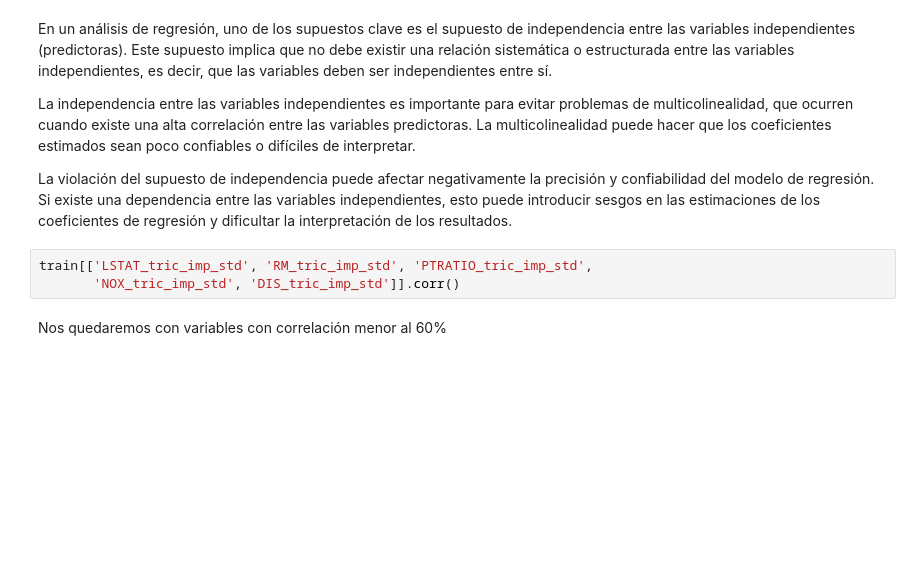
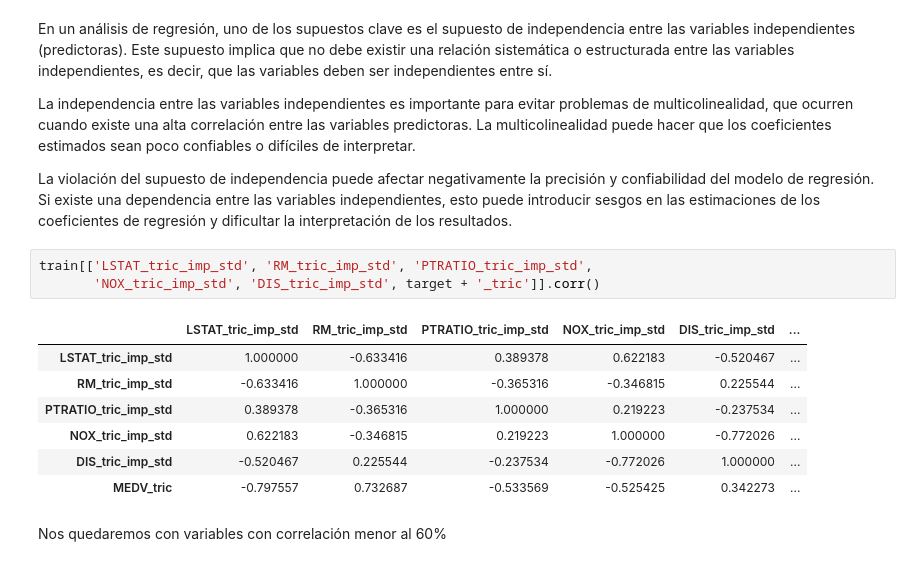
Before and after one commit to JCaballerot/Machine-Learning-Program, a Jupyter notebook: Supervised_models/Linear_regression/Lab_Boston_Housing_v2.ipynb, the cells around one changed output. Saved outputs shown, nothing was run; the diff lists cells and outputs as text; blank space fills up the shorter version.

```diff
--- a/Supervised_models/Linear_regression/Lab_Boston_Housing_v2.ipynb
+++ b/Supervised_models/Linear_regression/Lab_Boston_Housing_v2.ipynb
@@ -599,7 +659,15 @@ La independencia entre las variables independientes es importante para evitar pr
 La violación del supuesto de independencia puede afectar negativamente la precisión y confiabilidad del modelo de regresión. Si existe una dependencia entre las variables independientes, esto puede introducir sesgos en las estimaciones de los coeficientes de regresión y dificultar la interpretación de los resultados.
 # %%
 train[['LSTAT_tric_imp_std', 'RM_tric_imp_std', 'PTRATIO_tric_imp_std',
-       'NOX_tric_imp_std', 'DIS_tric_imp_std']].corr()
+       'NOX_tric_imp_std', 'DIS_tric_imp_std', target + '_tric']].corr()
+# %% [output]
+|  | LSTAT_tric_imp_std | RM_tric_imp_std | PTRATIO_tric_imp_std | NOX_tric_imp_std | DIS_tric_imp_std | ... |
+| LSTAT_tric_imp_std | 1.000000 | -0.633416 | 0.389378 | 0.622183 | -0.520467 | ... |
+| RM_tric_imp_std | -0.633416 | 1.000000 | -0.365316 | -0.346815 | 0.225544 | ... |
+| PTRATIO_tric_imp_std | 0.389378 | -0.365316 | 1.000000 | 0.219223 | -0.237534 | ... |
+| NOX_tric_imp_std | 0.622183 | -0.346815 | 0.219223 | 1.000000 | -0.772026 | ... |
+| DIS_tric_imp_std | -0.520467 | 0.225544 | -0.237534 | -0.772026 | 1.000000 | ... |
+| MEDV_tric | -0.797557 | 0.732687 | -0.533569 | -0.525425 | 0.342273 | ... |
 # %% [markdown]
 Nos quedaremos con variables con correlación menor al 60%
 # %%
```
Also changed, not shown: parts of 10 cells of this notebook.
